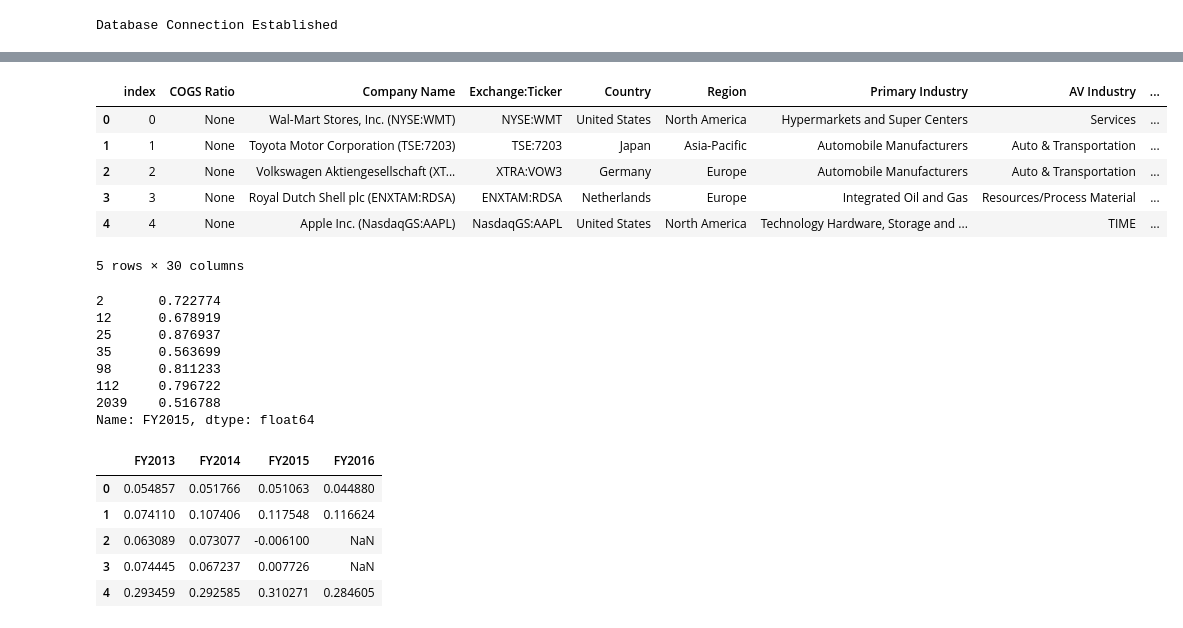
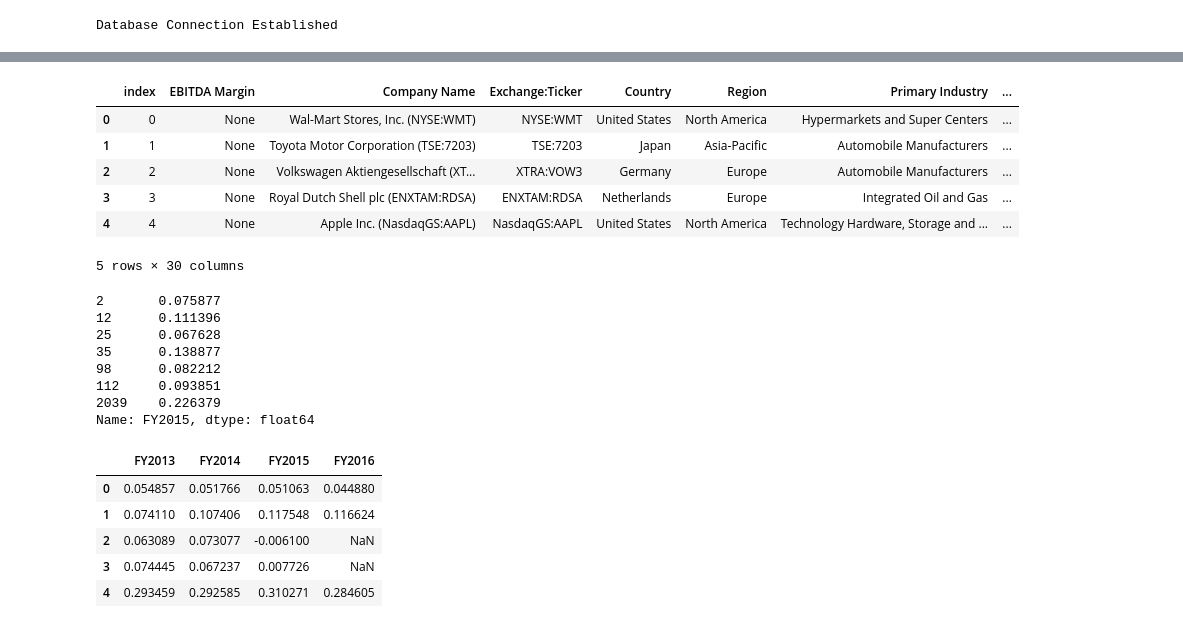
Before and after one commit to acebigdata/Django, a Jupyter notebook: AVA/Data_Load.ipynb, the cells around one changed output, grey strips where cells are left out. Drawn from its saved outputs; the diff is of its cells as text; code cells hidden in the pictures.

```diff
--- a/AVA/Data_Load.ipynb
+++ b/AVA/Data_Load.ipynb
@@ -92,30 +49,30 @@ Total Liabilities And Equity is exported to sqlite database
 # %%
 #SQL Query
-sql_query = 'SELECT * FROM "COGS Ratio"'
+sql_query = 'SELECT * FROM "EBITDA Margin"'
 
 #Use pandas to pass sql query using connection from SQLite3
 df_COGS_ratio = pd.read_sql(sql_query, FY_conn)
 
 # Show the resulting dataframe
 df_COGS_ratio.head()
 # %% [output]
-|  | index | COGS Ratio | Company Name | Exchange:Ticker | Country | Region | Primary Industry | AV Industry | ... |
-| 0 | 0 | None | Wal-Mart Stores, Inc. (NYSE:WMT) | NYSE:WMT | United States | North America | Hypermarkets and Super Centers | Services | ... |
-| 1 | 1 | None | Toyota Motor Corporation (TSE:7203) | TSE:7203 | Japan | Asia-Pacific | Automobile Manufacturers | Auto & Transportation | ... |
-| 2 | 2 | None | Volkswagen Aktiengesellschaft (XT... | XTRA:VOW3 | Germany | Europe | Automobile Manufacturers | Auto & Transportation | ... |
-| 3 | 3 | None | Royal Dutch Shell plc (ENXTAM:RDSA) | ENXTAM:RDSA | Netherlands | Europe | Integrated Oil and Gas | Resources/Process Material | ... |
-| 4 | 4 | None | Apple Inc. (NasdaqGS:AAPL) | NasdaqGS:AAPL | United States | North America | Technology Hardware, Storage and ... | TIME | ... |
+|  | index | EBITDA Margin | Company Name | Exchange:Ticker | Country | Region | Primary Industry | ... |
+| 0 | 0 | None | Wal-Mart Stores, Inc. (NYSE:WMT) | NYSE:WMT | United States | North America | Hypermarkets and Super Centers | ... |
+| 1 | 1 | None | Toyota Motor Corporation (TSE:7203) | TSE:7203 | Japan | Asia-Pacific | Automobile Manufacturers | ... |
+| 2 | 2 | None | Volkswagen Aktiengesellschaft (XT... | XTRA:VOW3 | Germany | Europe | Automobile Manufacturers | ... |
+| 3 | 3 | None | Royal Dutch Shell plc (ENXTAM:RDSA) | ENXTAM:RDSA | Netherlands | Europe | Integrated Oil and Gas | ... |
+| 4 | 4 | None | Apple Inc. (NasdaqGS:AAPL) | NasdaqGS:AAPL | United States | North America | Technology Hardware, Storage and ... | ... |
 5 rows × 30 columns
 # %%
 df_COGS_ratio["FY2015"][df_COGS_ratio["AV Sector"] == "Auto OEM"][df_COGS_ratio["Region"] == "Europe"]
 # %% [output]
-2       0.722774
-12      0.678919
-25      0.876937
-35      0.563699
-98      0.811233
-112     0.796722
-2039    0.516788
+2       0.075877
+12      0.111396
+25      0.067628
+35      0.138877
+98      0.082212
+112     0.093851
+2039    0.226379
 Name: FY2015, dtype: float64
 # %%
 ## Set function as our sql to pandas
```
Also changed, not shown: parts of 4 cells of this notebook, 2 other files.
